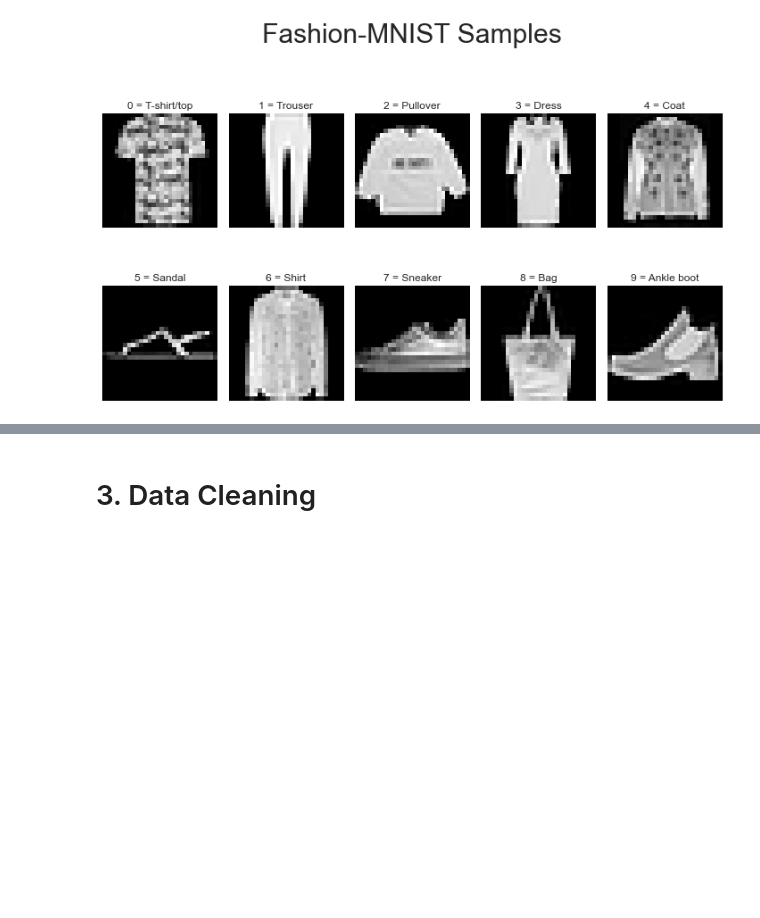
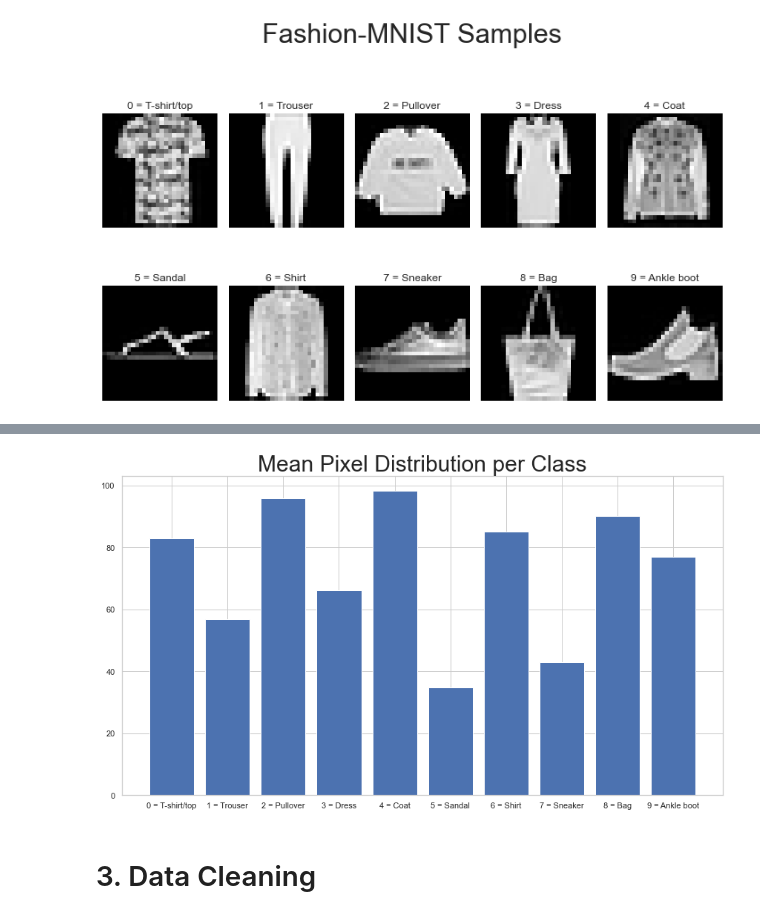
Before and after one commit to adiy55/1SB-Final-Project, a Jupyter notebook: 1SB ML Fashion MNIST.ipynb, the cells around one changed output, grey strips where cells are left out. Drawn from its saved outputs; the diff is of its cells as text; code cells hidden in the pictures; blank space fills up the shorter version.

```diff
--- a/1SB ML Fashion MNIST.ipynb
+++ b/1SB ML Fashion MNIST.ipynb
@@ -137,3 +202,12 @@ plt.show()
+# %%
+plt.figure(figsize=(12,7))
+plt.bar(np.arange(10), mean_values)
+plt.xticks(np.arange(10), labels=label_dict.values())
+plt.title("Mean Pixel Distribution per Class", size=30)
+plt.tight_layout()
+plt.show()
+# %% [output]
+[figure, added]
 # %% [markdown]
 # 3. Data Cleaning
 # %%
```
Also changed, not shown: parts of 10 cells of this notebook.
